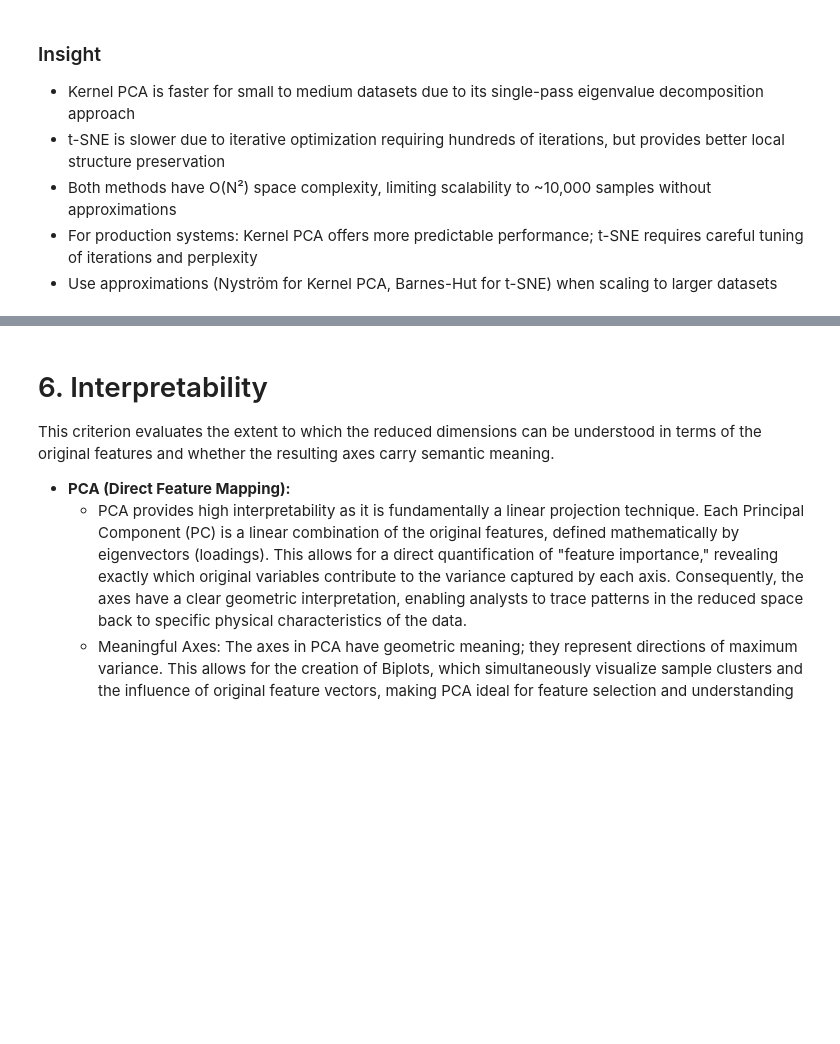
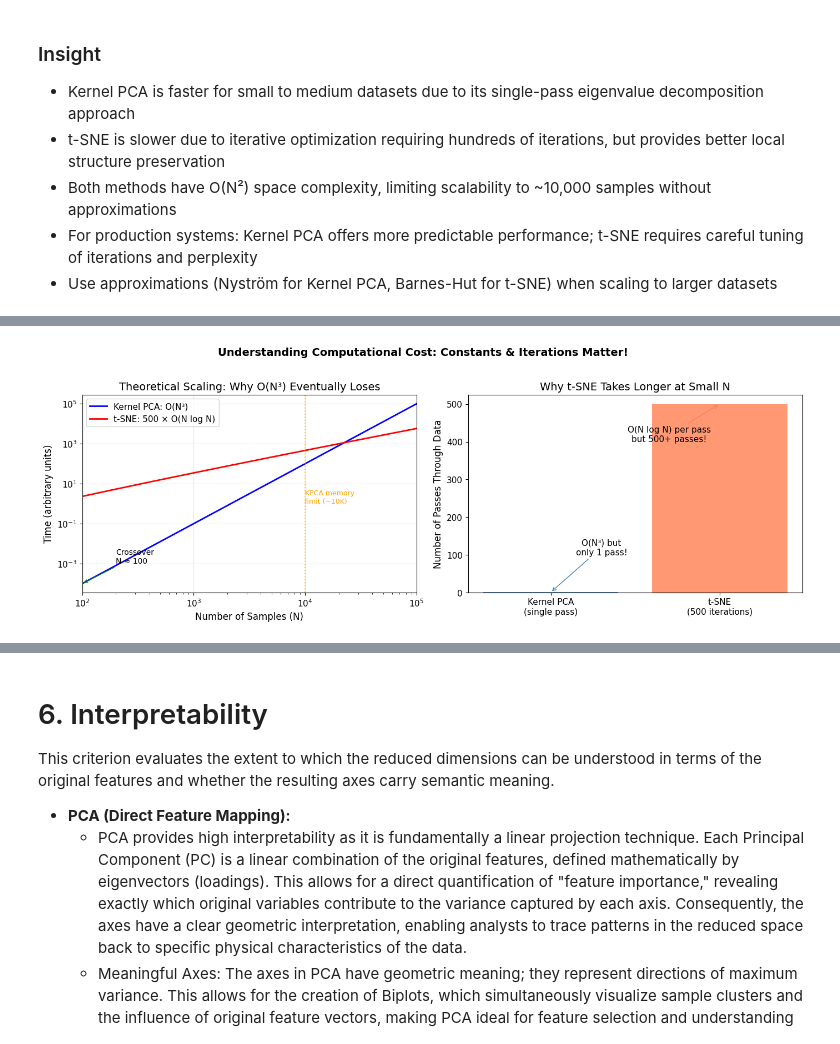
Before and after one commit to NguyenAn0808/kernel-pca-vs-tsne, a Jupyter notebook: notebooks/pca_vs_tsne.ipynb, the cells around one changed output, grey strips where cells are left out. Cells and saved outputs as stored; diff of their text form; code cells hidden in the pictures; blank space fills up the shorter version.

```diff
--- a/notebooks/pca_vs_tsne.ipynb
+++ b/notebooks/pca_vs_tsne.ipynb
@@ -671,0 +936,68 @@ Practical Observations:
+# %%
+# Why t-SNE appears slower: Understanding the full picture
+#
+# Key insight: Big-O notation hides CONSTANT FACTORS and ITERATION COUNTS
+
+fig, axes = plt.subplots(1, 2, figsize=(14, 5))
+
+# Theoretical scaling with realistic constants
+N_theoretical = np.logspace(2, 5, 100)  # 100 to 100,000 samples
+
+# Realistic constants estimated from our benchmarks
+# Kernel PCA: single eigendecomposition, highly optimized (LAPACK)
+c_kpca = 1e-10  # Very small constant due to optimized linear algebra
+
+# t-SNE: 500+ iterations, each with gradient computation
+n_iterations = 500
+c_tsne_per_iter = 1e-5  # Larger constant per iteration
+
+# Time estimates
+time_kpca = c_kpca * N_theoretical**3
+time_tsne = n_iterations * c_tsne_per_iter * N_theoretical * np.log(N_theoretical)
+
+# Plot 1: Log scale showing crossover
+axes[0].loglog(N_theoretical, time_kpca, 'b-', linewidth=2, label='Kernel PCA: O(N³)')
+axes[0].loglog(N_theoretical, time_tsne, 'r-', linewidth=2, label=f't-SNE: {n_iterations} × O(N log N)')
+
+# Find and mark crossover point
+crossover_idx = np.argmin(np.abs(time_kpca - time_tsne))
+crossover_n = N_theoretical[crossover_idx]
+axes[0].axvline(x=crossover_n, color='green', linestyle='--', alpha=0.7)
+axes[0].annotate(f'Crossover\nN ≈ {crossover_n:.0f}',
+                 xy=(crossover_n, time_kpca[crossover_idx]),
+                 xytext=(crossover_n*2, time_kpca[crossover_idx]*10),
+                 fontsize=10, ha='left',
+                 arrowprops=dict(arrowstyle='->', color='green'))
+
+# Mark practical limits
+axes[0].axvline(x=10000, color='orange', linestyle=':', alpha=0.7)
+axes[0].annotate('KPCA memory\nlimit (~10K)', xy=(10000, 1), fontsize=9, color='orange')
+
+axes[0].set_xlabel('Number of Samples (N)')
+axes[0].set_ylabel('Time (arbitrary units)')
+axes[0].set_title('Theoretical Scaling: Why O(N³) Eventually Loses')
+axes[0].legend()
+axes[0].grid(True, alpha=0.3)
+axes[0].set_xlim(100, 100000)
+
+# Plot 2: Breakdown of t-SNE time
+axes[1].bar(['Kernel PCA\n(single pass)', 't-SNE\n(500 iterations)'],
+            [1, 500], color=['steelblue', 'coral'], alpha=0.8)
+axes[1].set_ylabel('Number of Passes Through Data')
+axes[1].set_title('Why t-SNE Takes Longer at Small N')
+
+# Add annotation
+axes[1].annotate('O(N³) but\nonly 1 pass!', xy=(0, 1), xytext=(0.3, 100),
+                fontsize=11, ha='center',
+                arrowprops=dict(arrowstyle='->', color='steelblue'))
+axes[1].annotate('O(N log N) per pass\nbut 500+ passes!', xy=(1, 500), xytext=(0.7, 400),
+                fontsize=11, ha='center',
+                arrowprops=dict(arrowstyle='->', color='coral'))
+
+plt.suptitle('Understanding Computational Cost: Constants & Iterations Matter!',
+             fontsize=14, fontweight='bold', y=1.02)
+plt.tight_layout()
+plt.savefig('complexity_explanation.png', dpi=150, bbox_inches='tight')
+plt.show()
+# %% [output]
+[figure, added]
```
Also changed, not shown: parts of 7 cells of this notebook.
